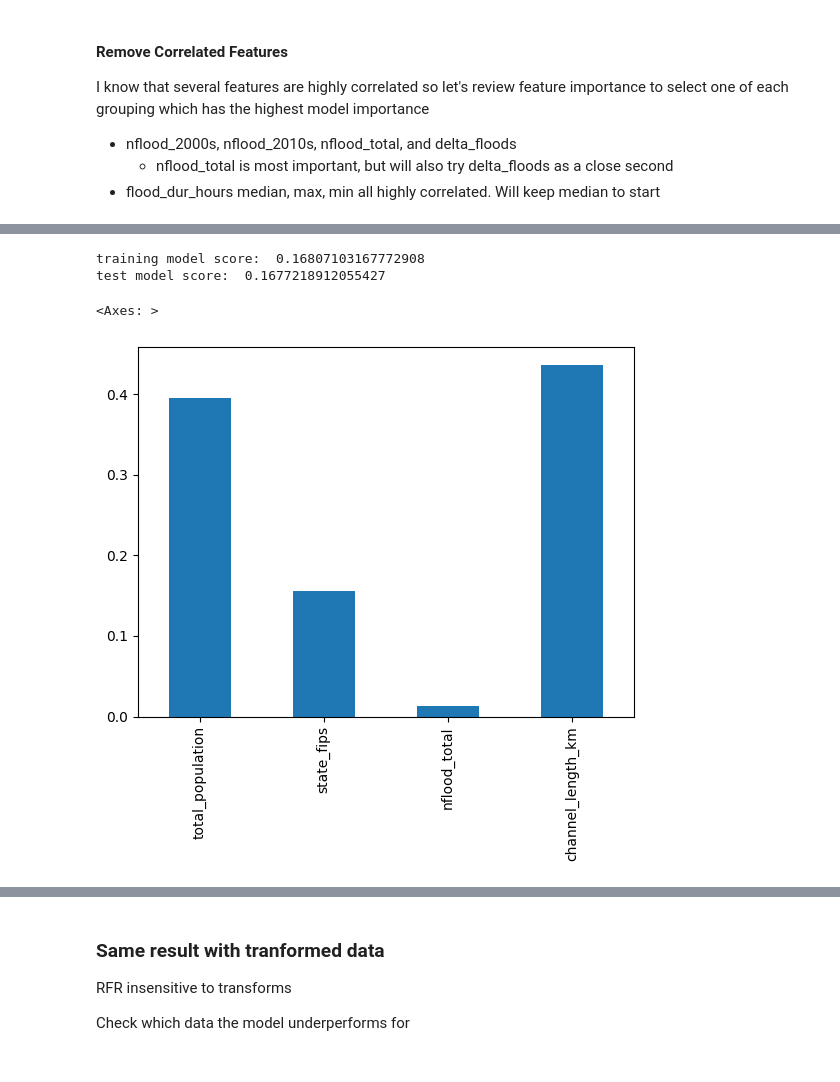
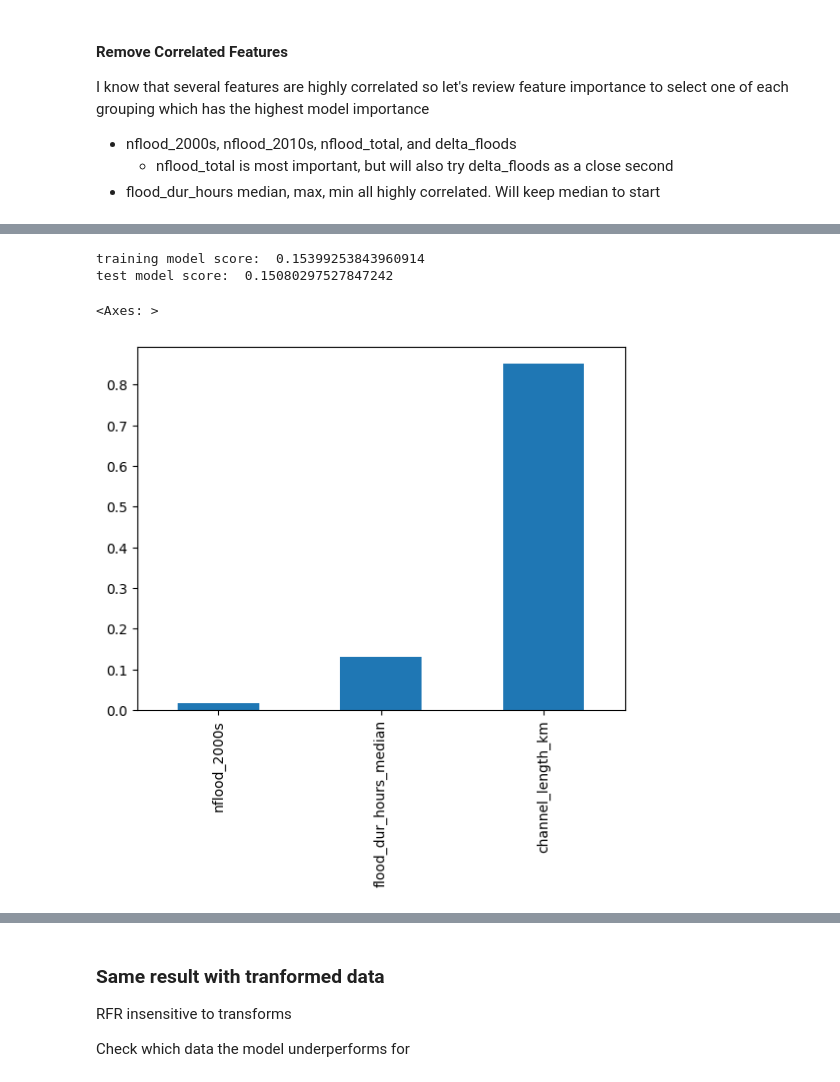
Before and after one commit to kpretz/Social-Economics-of-Flood-Ocurrence, a Jupyter notebook: 03_FeatureEngineering_Modeling_RFR.ipynb, the cells around one changed output, grey strips where cells are left out. Saved outputs shown, nothing was run; the diff lists cells and outputs as text; code cells hidden in the pictures.

Commit message:
finish tract rfr model notebook

```diff
--- a/03_FeatureEngineering_Modeling_RFR.ipynb
+++ b/03_FeatureEngineering_Modeling_RFR.ipynb
@@ -39,12 +38,12 @@ delta_floods                    0
 dtype: int64
 # %%
-target = 'med_houseinc_12mon'
+target = 'median_monthly_housing_costs'
+
+flood_params = ['nflood_total', 'flood_count_fall', 'flood_count_winter', 'flood_count_spring', 'nflood_2000s', 'nflood_2010s',
+                'flood_dur_hours_median', 'flood_dur_hours_min', 'flood_dur_hours_max', 'channel_length_km', 'delta_floods']
 # %%
-# keep zcta but remove from modeling data
-data.index = data['zcta']
+# drop columns not used in model
+data_model = data[flood_params + [target]]
 
-# drop columns not used in model
-data_medianinc = data.drop(['zcta', 'household_public_assistance1', 'gini'], axis=1)
-
-data_medianinc
+data_model.shape
 # %% [output]
@@ -72,8 +58,8 @@ I'll scale data later for each individual model. Planning on starting with RFR w
 Split data using 80/20 train/test split for now. Planning to complete cross-validation check after first model built to check variances.
 # %%
 # split test/train data
-X = data_medianinc.drop(target, axis=1)
-y = data_medianinc[target]
+X = data_model.drop(target, axis=1)
+y = data_model[target]
 X_train, X_test, y_train, y_test = train_test_split(X, y, test_size=0.2, random_state=777)
 
 # y_train = np.log(y_train)
@@ -122,27 +108,27 @@ forest_importances.plot.bar(ax=ax)
 # %%
 ##remove feature to speed up model optimization.
 
-features_to_drop = ['nflood_2000s', 'flood_dur_hours_max', 'delta_floods', 'flood_count_spring', 'flood_count_fall', 'flood_dur_hours_min' ,
-                   'nflood_2010s', 'flood_count_winter', 'flood_dur_hours_median']
+features_to_drop = ['delta_floods', 'nflood_2010s', 'flood_count_fall', 'flood_dur_hours_max', 'nflood_total', 'flood_count_winter',
+                   'flood_count_spring', 'flood_dur_hours_min']
 
 X_train_fewer = X_train.drop(features_to_drop, axis=1)
 X_test_fewer = X_test.drop(features_to_drop, axis=1)
 
 rfr1_fewervar = RandomForestRegressor(max_depth=5, n_estimators=100, random_state=777)
 rfr1_fewervar.fit(X_train_fewer, y_train)
 print('training model score: ', rfr1_fewervar.score(X_train_fewer, y_train))
 print('test model score: ', rfr1_fewervar.score(X_test_fewer, y_test))
 
 importances = rfr1_fewervar.feature_importances_
 forest_importances = pd.Series(importances, index=X_train_fewer.columns)
 
 fig, ax = plt.subplots()
 forest_importances.plot.bar(ax=ax)
 # %% [output]
-training model score:  0.16807103167772908
-test model score:  0.1677218912055427
+training model score:  0.15399253843960914
+test model score:  0.15080297527847242
 <Axes: >
-[figure, old version]
+[figure, new version]
 # %%
 ## data is heavily skewer, transform
 for col in X_train_fewer.columns:
```
Also changed, not shown: parts of 19 cells of this notebook.
